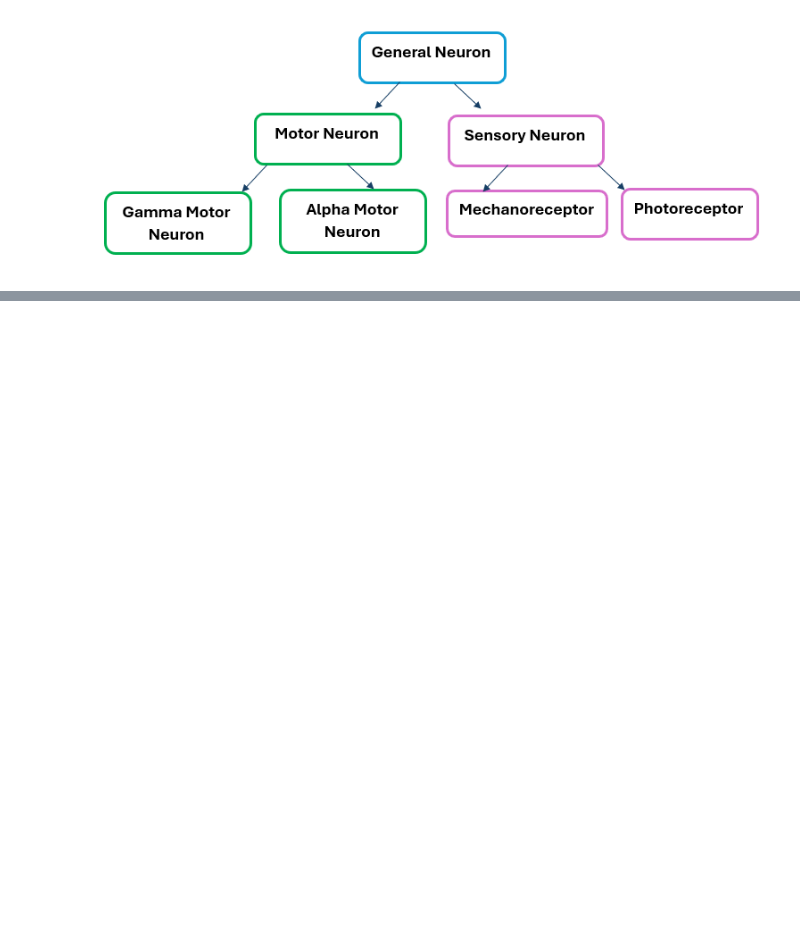
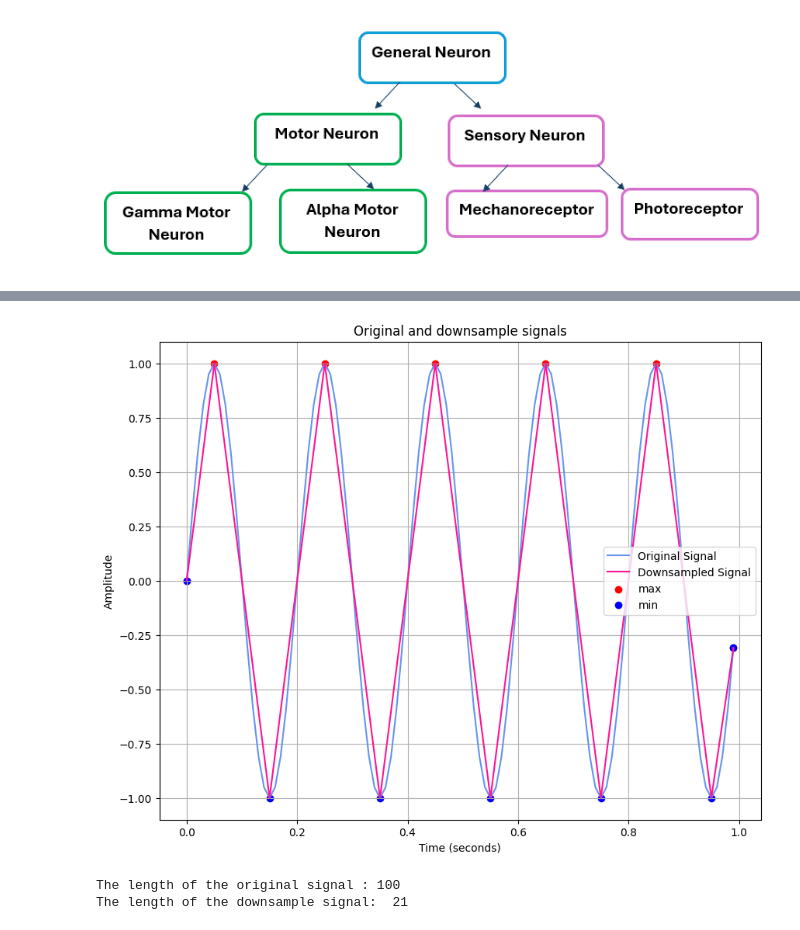
Before and after one commit to ShirZivav/mini_project1, a Jupyter notebook: app_notebook.ipynb, the cells around one changed output, grey strips where cells are left out. Cells and saved outputs as stored; diff of their text form; code cells hidden in the pictures; blank space fills up the shorter version.

```diff
--- a/app_notebook.ipynb
+++ b/app_notebook.ipynb
@@ -151,11 +75,0 @@ class Gamma_Motor_Neuron(Motor_Neuron):
-# %%
-import numpy as np
-import matplotlib.pyplot as plt
-
-sin_arr = np.arange(0,1,0.01) # create an array from 0 to 1 with jumps of 0.01
-np.clip(sin_arr, a_min= -1, a_max= 1) # clip defined the minimum and maximum points of the function
-signal = np.sin(2*np.pi*5*sin_arr)
-plt.plot(signal)
-'''Describing of my actions:
-1. i had an error of pykernal so i needed to install this package
-2. i needed to install numpy in the terminal by writing: python -m pip install numpy (i watched an explanation video in youtube and learnd how to do it)'''
@@ -164,0 +76,69 @@ plt.plot(signal)
+# %%
+import numpy as np
+import matplotlib.pyplot as plt
+
+def down_sinusoidal(signal):
+    '''This function gets the signal as input, and downsample it, while keeping the min and max points.
+    the output - the length of the new array will be approximately 20% of the original '''
+
+    # first, i create an empty list for the max and min indices point.
+    # i will put here the local max and min  indices points to use them later in order to preserve the max and min in the downsample.
+    max_idx = []
+    min_idx = []
+
+    # now, using a for loop => i will go through the signal and identify the local max and min points, and then add their indcies
+    for i in range(1, len(signal) -1 ): # i start in 1 becase i will includ the zero point later as min point
+        if signal[i-1] < signal[i] > signal[i+1]: # if the point in index i is higer then both points in 2 direction, it means this is the local max.
+            max_idx.append(i) #append the index to the max list
+        elif signal[i-1] > signal[i] < signal[i+1]: # if the point is lower then the 2 points from right and left - it is a local min point.
+            min_idx.append(i) #append the index to the min index list to preserve it
+
+    # as known, also the first and last points considered extreme points:
+    max_idx = [0] + max_idx + [len(signal) - 1] # i concatenated the max indexes that i found, to zero at the begining and the last point index
+    min_idx = [0] + min_idx + [len(signal) - 1] # same for the min indexes.
+
+    # creating the downsampled signal by getting every 5 point
+    # note that it still doesnt contain the max and min points
+    down_idx = np.arange(0, len(signal),5) # making an array in the length of the original signal, but taking every 5 point
+
+    # adding the max and min to the down sample:
+    down_idx = np.unique(np.concatenate([down_idx,max_idx,min_idx]))
+
+    # now, after i updated the down indexes to contain the min and max and also the arange of every 5 point, i can create the signal based on the downsaple indexes
+    down_signal = signal[down_idx]
+
+    # the function return the variables:
+    return down_signal , down_idx , max_idx , min_idx , signal
+
+# creating the original signal:
+friquency = 5 # friquency of 5 Hz
+sin_arr = np.arange(0,1,0.01) # create an array from 0 to 1 with jumps of 0.01 - this is the X axis
+signal = np.sin(2*np.pi*friquency*sin_arr) # this is the signal, y axis
+
+# using the down_sinusoidal function to downsample the signal:
+down_signal, down_idx , max_idx , min_idx , original_signal = down_sinusoidal(signal) # the inpot is the signal, the output will be the downsample signal and its variables
+
+# plotting the 2 graphs:
+plt.figure(figsize=(10,8))
+plt.plot(sin_arr, original_signal, label='Original Signal', color='cornflowerblue') # ploting the original signal by its x variables and y
+plt.plot(sin_arr[down_idx], down_signal, label='Downsampled Signal', color='deeppink') # plotting the signal using the downsample index and y values
+
+# marks the max and min points:
+plt.scatter(sin_arr[max_idx], original_signal[max_idx], color = 'red', label = 'max')
+plt.scatter(sin_arr[min_idx], original_signal[min_idx], color = 'blue', label = 'min')
+
+#title:
+plt.title("Original and downsample signals")
+plt.xlabel("Time (seconds)")
+plt.ylabel("Amplitude")
+plt.legend()
+plt.grid(True)
+plt.show()
+
+# printing the length of the original and downsamples array to see it is approximatly 20% :
+print("The length of the original signal :" , len(signal))
+print("The length of the downsample signal: ", len(down_signal))
+# %% [output]
+[figure, added]
+The length of the original signal : 100
+The length of the downsample signal:  21
```
Also changed, not shown: parts of 11 cells of this notebook.
